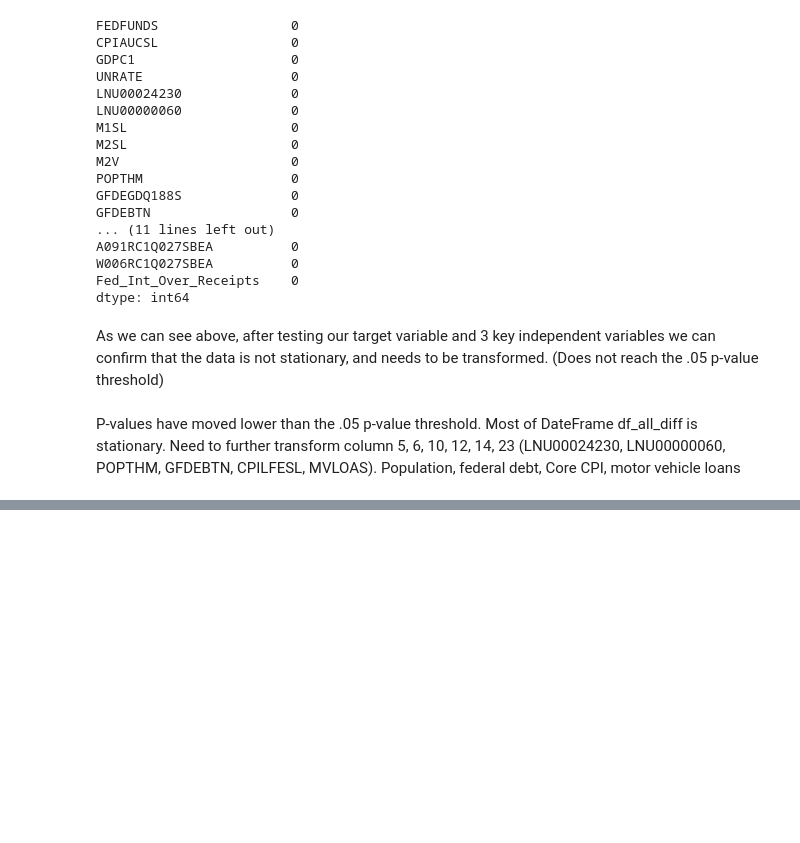
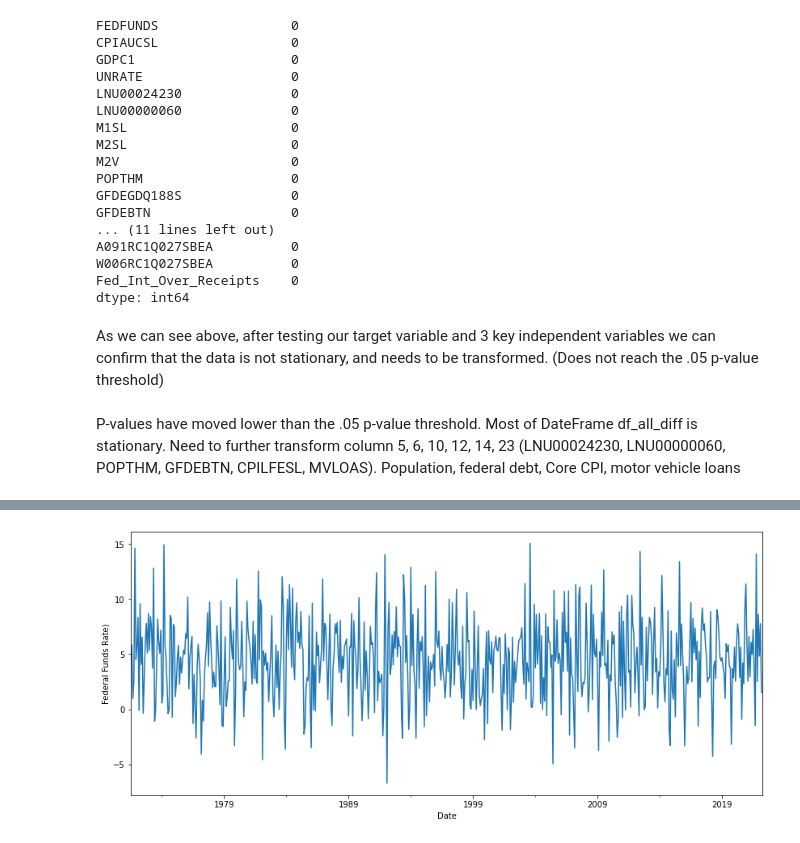
Before and after one commit to mychaldubyk/Federal-Funds-Rate-Analysis, a Jupyter notebook: Working_Notebooks/Capstone_new.ipynb, the cells around one changed output, grey strips where cells are left out. Saved outputs shown, nothing was run; the diff lists cells and outputs as text; code cells hidden in the pictures; blank space fills up the shorter version.

Commit message:
including FSM with whtie noise model

```diff
--- a/Working_Notebooks/Capstone_new.ipynb
+++ b/Working_Notebooks/Capstone_new.ipynb
@@ -270,0 +289,5 @@ P-values have moved lower than the .05 p-value threshold. Most of DateFrame df_a
+# %%
+##WHite noise model
+n_months = 610
+date_series = pd.date_range(start='07/01/1971', periods=n_months, freq='MS')
+date_series
@@ -270,0 +313,6 @@ P-values have moved lower than the .05 p-value threshold. Most of DateFrame df_a
+# %%
+avg_ff = 4.604223
+std_ff = 3.626953
+
+ff_series = np.random.normal(avg_ff, std_ff, n_months)
+ff_series
@@ -270,0 +337,10 @@ P-values have moved lower than the .05 p-value threshold. Most of DateFrame df_a
+# %%
+time_series = pd.Series(data=ff_series, index=date_series)
+
+
+ax = time_series.plot(figsize=(14, 6))
+ax.set_ylabel("Federal Funds Rate)")
+ax.set_xlabel("Date")
+plt.show()
+# %% [output]
+[figure, added]
```
Also changed, not shown: parts of 6 cells of this notebook.
